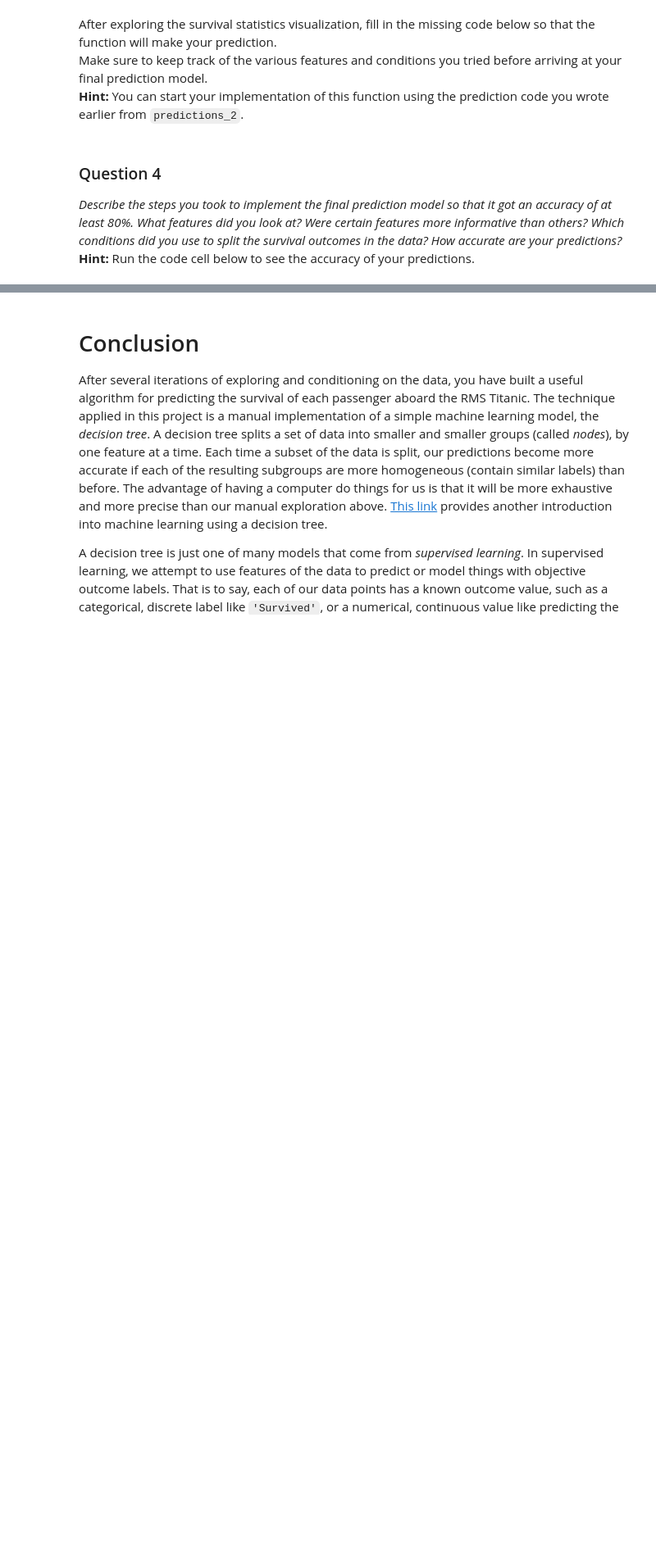
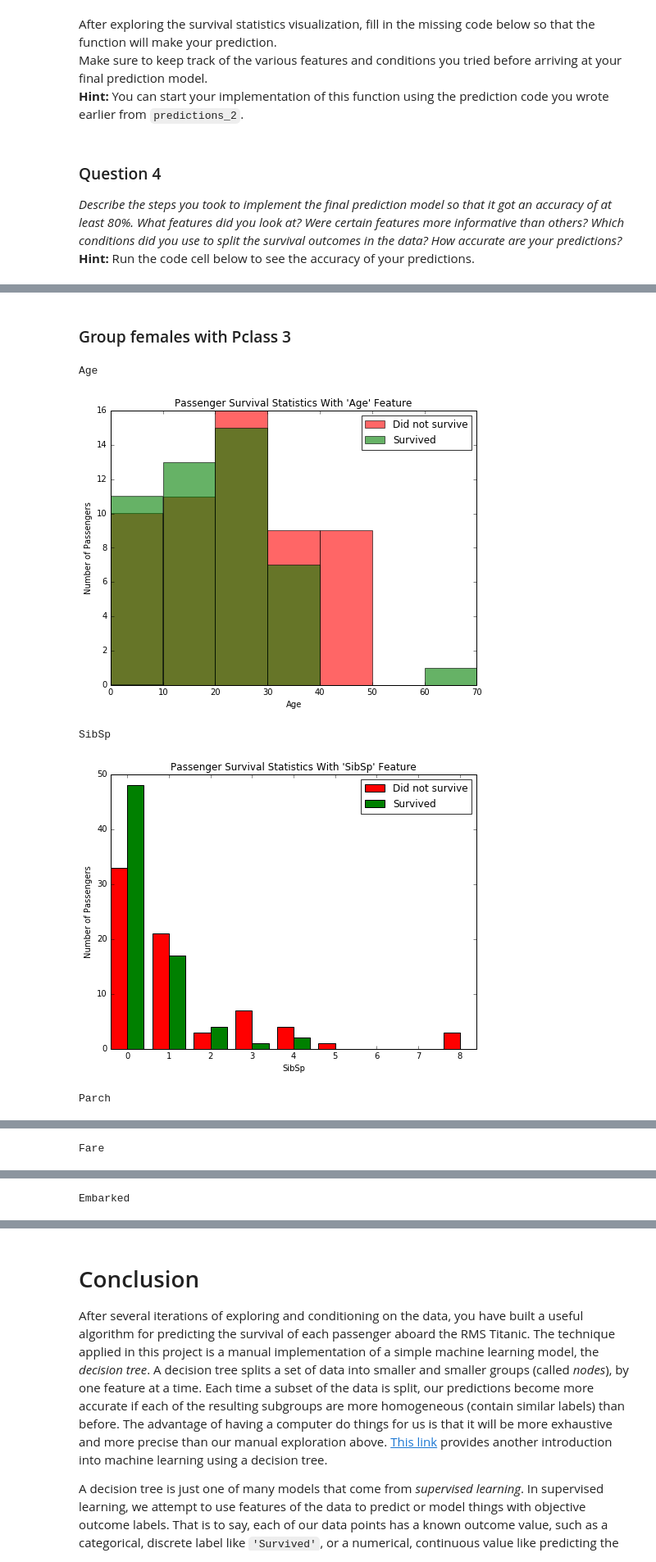
Before and after one commit to alvaroabascar/ml-course, a Jupyter notebook: titanic_survival_exploration.ipynb, the cells around one changed output, grey strips where cells are left out. Shown: that part at 82% size. Cells and saved outputs as stored; diff of their text form; code cells hidden in the pictures; blank space fills up the shorter version.

```diff
--- a/titanic_survival_exploration.ipynb
+++ b/titanic_survival_exploration.ipynb
@@ -277,0 +260,12 @@ predictions = predictions_2(data)
+# %% [markdown]
+### Group females with Pclass 3
+# %%
+for variable in ['Age', 'SibSp', 'Parch', 'Fare', 'Embarked']:
+    print(variable)
+    survival_stats(data, outcomes, variable, ['Sex == female', 'Pclass == 3'])
+# %% [output]
+Age
+[figure, added]
+SibSp
+[figure, added]
+Parch
@@ -277,0 +273 @@ predictions = predictions_2(data)
+Fare
@@ -277,0 +275 @@ predictions = predictions_2(data)
+Embarked
```
Also changed, not shown: parts of 24 cells of this notebook, 1 other file.
